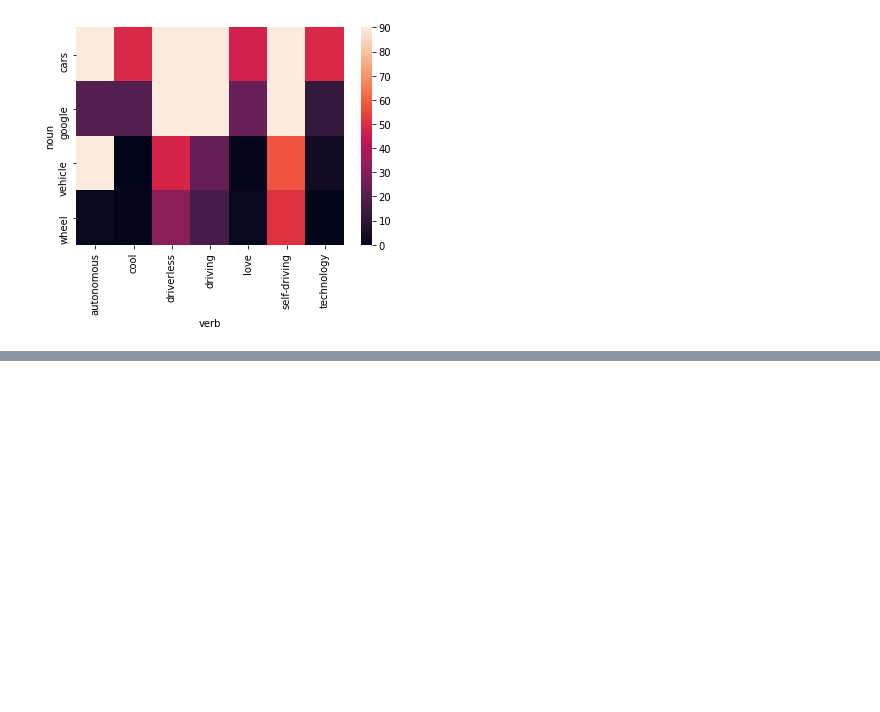
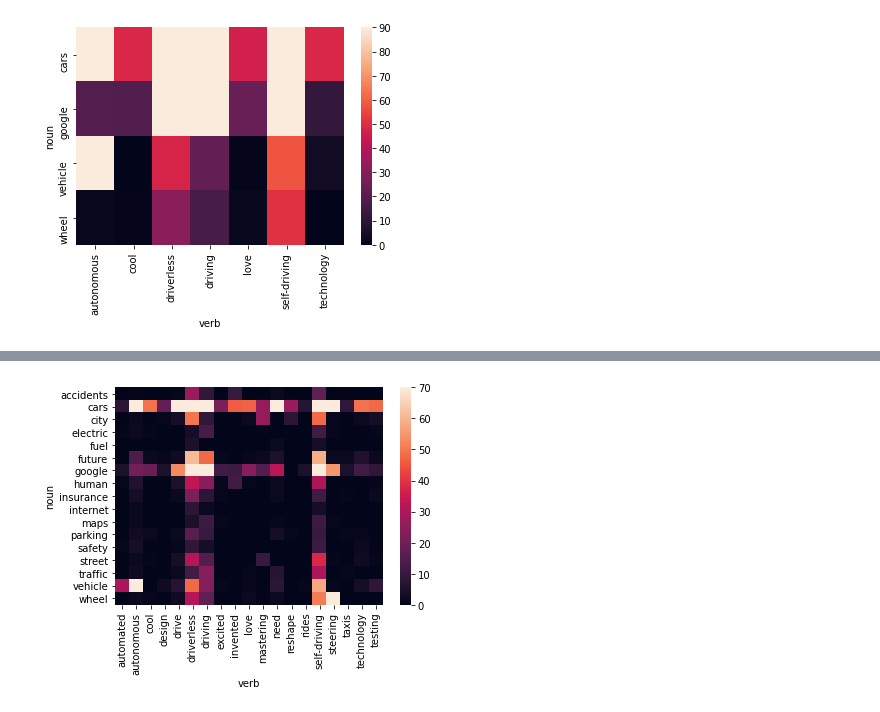
Before and after one commit to fatimasadiq/My_first_project, a Jupyter notebook: SelfDrive_Sentiment_Analysis.ipynb, the cells around one changed output, grey strips where cells are left out. Cells and saved outputs as stored; diff of their text form; code cells hidden in the pictures; blank space fills up the shorter version.

```diff
--- a/SelfDrive_Sentiment_Analysis.ipynb
+++ b/SelfDrive_Sentiment_Analysis.ipynb
@@ -329,0 +381,8 @@ ax = sn.heatmap(flights , vmin=0, vmax=90)
+# %%
+flights_long = pd.read_csv('nouns-verbs-frequency.csv')
+# %%
+flights = flights_long.pivot("noun", "verb", "frequency")
+# %%
+ax = sn.heatmap(flights , vmin=0, vmax=70)
+# %% [output]
+[figure, added]
```
Also changed, not shown: parts of 29 cells of this notebook.
